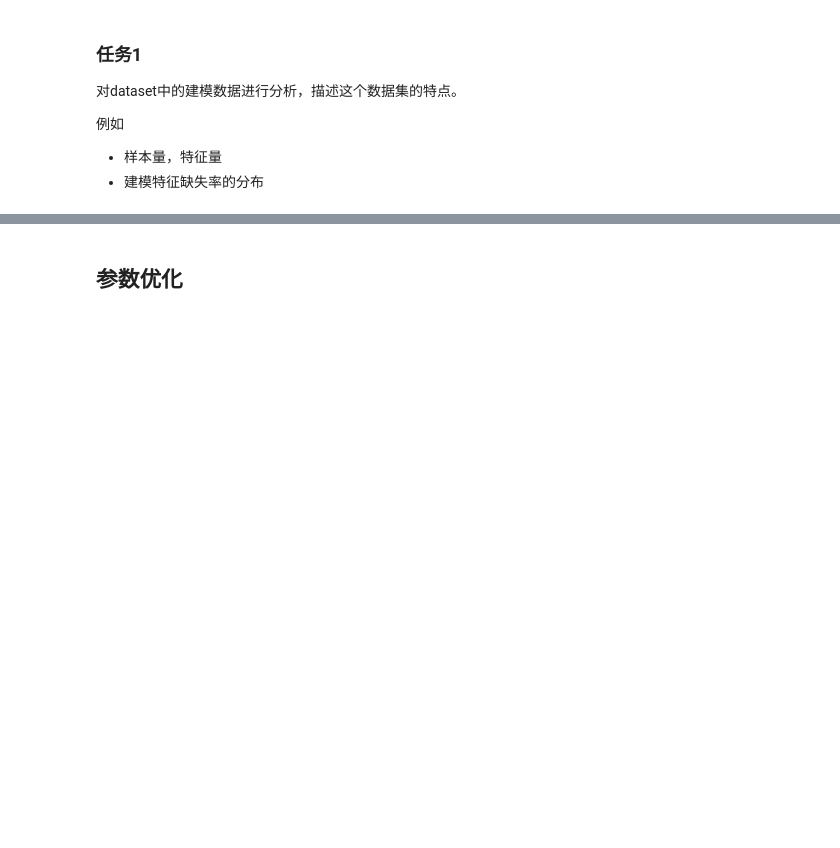
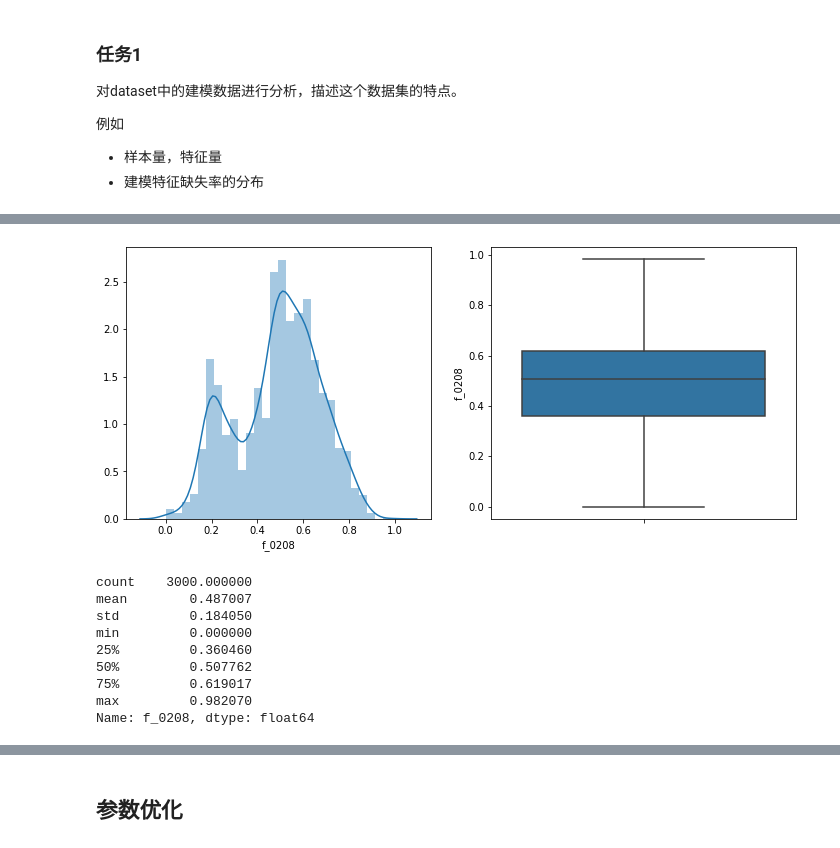
Before and after one commit to houyushan/sklearn, a Jupyter notebook: sklearn机器学习.ipynb, the cells around one changed output, grey strips where cells are left out. Saved outputs shown, nothing was run; the diff lists cells and outputs as text; code cells hidden in the pictures; blank space fills up the shorter version.

```diff
--- a/sklearn机器学习.ipynb
+++ b/sklearn机器学习.ipynb
@@ -224,0 +113,4 @@ Series(y_pred).to_csv('xgboost.csv')
+# %%
+# 特征处理
+new_model_data1 = new_model_data1.fillna(new_model_data1.mean(0))
+new_model_data1
@@ -224,0 +136,18 @@ Series(y_pred).to_csv('xgboost.csv')
+# %%
+# 查看f_0208特征分布
+f,[ax1,ax2]=plt.subplots(1,2,figsize=(12,5))
+sns.distplot(new_model_data1['f_0208'],ax=ax1)
+sns.boxplot(y='f_0208',data=new_model_data1,ax=ax2)
+plt.show()
+print(new_model_data1['f_0208'].describe())
+# %% [output]
+[figure, added]
+count    3000.000000
+mean        0.487007
+std         0.184050
+min         0.000000
+25%         0.360460
+50%         0.507762
+75%         0.619017
+max         0.982070
+Name: f_0208, dtype: float64
```
Also changed, not shown: parts of 28 cells of this notebook, 6 other files.
